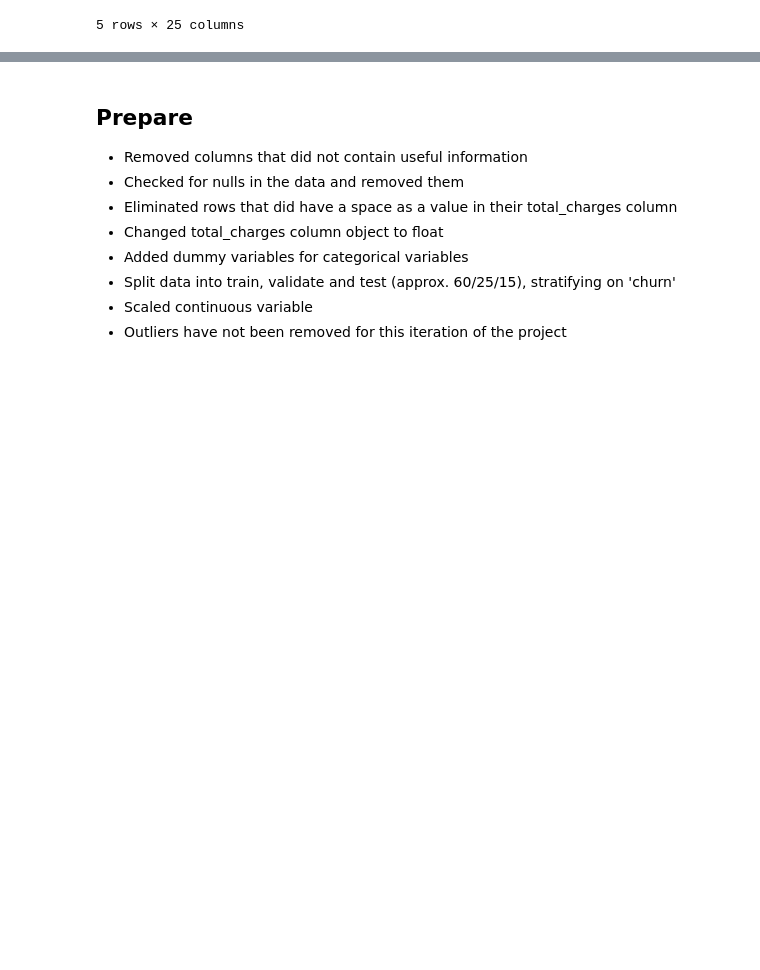
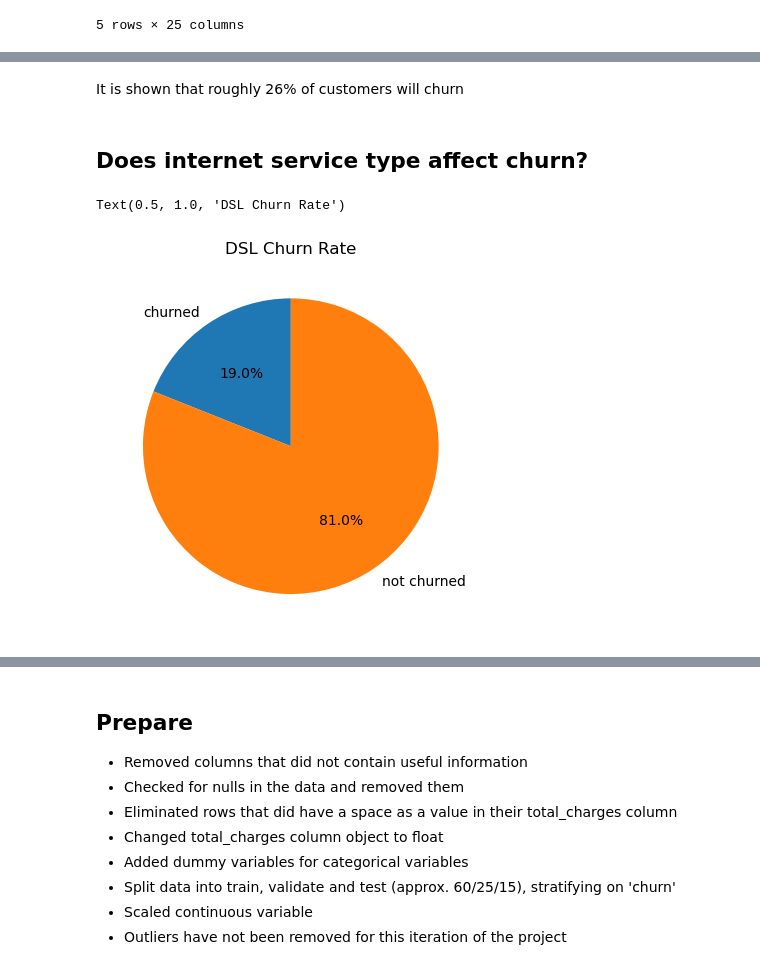
Before and after one commit to wherrickjr/classification_project, a Jupyter notebook: classification_project.ipynb, the cells around one changed output, grey strips where cells are left out. Drawn from its saved outputs; the diff is of its cells as text; code cells hidden in the pictures; blank space fills up the shorter version.

```diff
--- a/classification_project.ipynb
+++ b/classification_project.ipynb
@@ -97,0 +70,4 @@ Text(0.5, 1.0, 'No Internet Churn Rate')
+# %% [markdown]
+It is shown that roughly 26% of customers will churn
+# %% [markdown]
+## Does internet service type affect churn?
@@ -97,0 +78,6 @@ Text(0.5, 1.0, 'No Internet Churn Rate')
+# %%
+plt.pie(DSL, labels = mylabels, startangle=90, autopct='%1.1f%%')
+plt.title('DSL Churn Rate')
+# %% [output]
+Text(0.5, 1.0, 'DSL Churn Rate')
+[figure, added]
```
Also changed, not shown: parts of 33 cells of this notebook.
